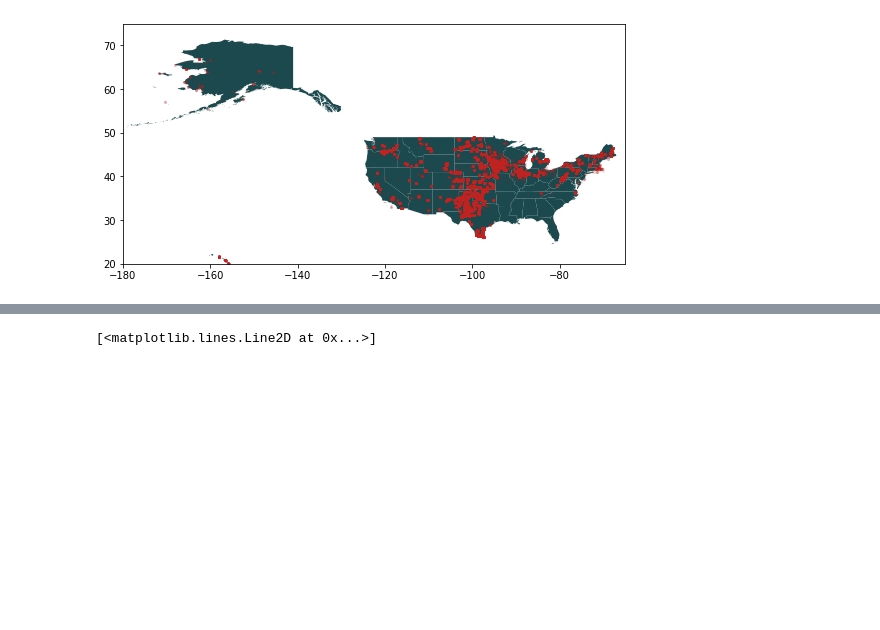
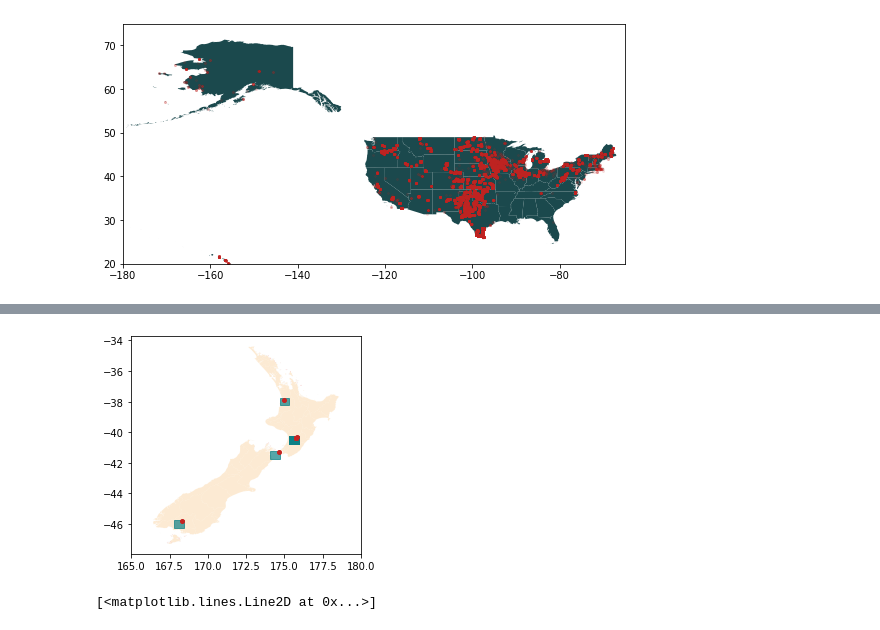
Before and after one commit to KatharinaGruber/windpower_GWA, a Jupyter notebook: plot_maps.ipynb, the cells around one changed output, grey strips where cells are left out. Saved outputs shown, nothing was run; the diff lists cells and outputs as text; code cells hidden in the pictures; blank space fills up the shorter version.

```diff
--- a/plot_maps.ipynb
+++ b/plot_maps.ipynb
@@ -34,0 +40,2 @@ plt.plot(wpUSA.xlong,wpUSA.ylat,'o',alpha=0.1,markersize=2)
+# %%
+NZmerra2 = xr.open_dataset(mer_path + '/NZ/merra2_wind_NZ_198701.nc')
@@ -34,0 +49,7 @@ plt.plot(wpUSA.xlong,wpUSA.ylat,'o',alpha=0.1,markersize=2)
+# %%
+def cell_coords_mer(lon,lat):
+    diflat = NZmerra2.lat.values - lat
+    diflon = NZmerra2.lon.values - lon
+    clat = NZmerra2.lat.values[abs(diflat)==min(abs(diflat))][0]
+    clon = NZmerra2.lon.values[abs(diflon)==min(abs(diflon))][0]
+    return((clon-0.3125,clat-0.25))
@@ -35,3 +66,14 @@ plt.plot(wpUSA.xlong,wpUSA.ylat,'o',alpha=0.1,markersize=2)
+# %%
+shpNZ.to_crs({'init': 'epsg:4326'}).plot(color=COLORS[3],alpha=0.5).set_xlim(165,180)
+plt.plot(wpNZ.Longitude,wpNZ.Latitude,'o',markersize=4)
+
+ax = plt.gca()
+for i in range(len(wpNZ)):
+    rect = matplotlib.patches.Rectangle(xy=cell_coords_mer(wpNZ.Longitude[i],wpNZ.Latitude[i]),width= 0.625,height=0.5,alpha=0.7,color=COLORS[1])
+    ax.add_patch(rect)
+plt.savefig(results_path + '/plots/syssize_NZ.png')
+# %% [output]
+[figure, added]
 # %%
 shpNZ.to_crs({'init': 'epsg:4326'}).plot(color=COLORS[4]).set_xlim(165,180)
 plt.plot(wpNZ.Longitude,wpNZ.Latitude,'o',markersize=4)
```
Also changed, not shown: parts of 6 cells of this notebook.
